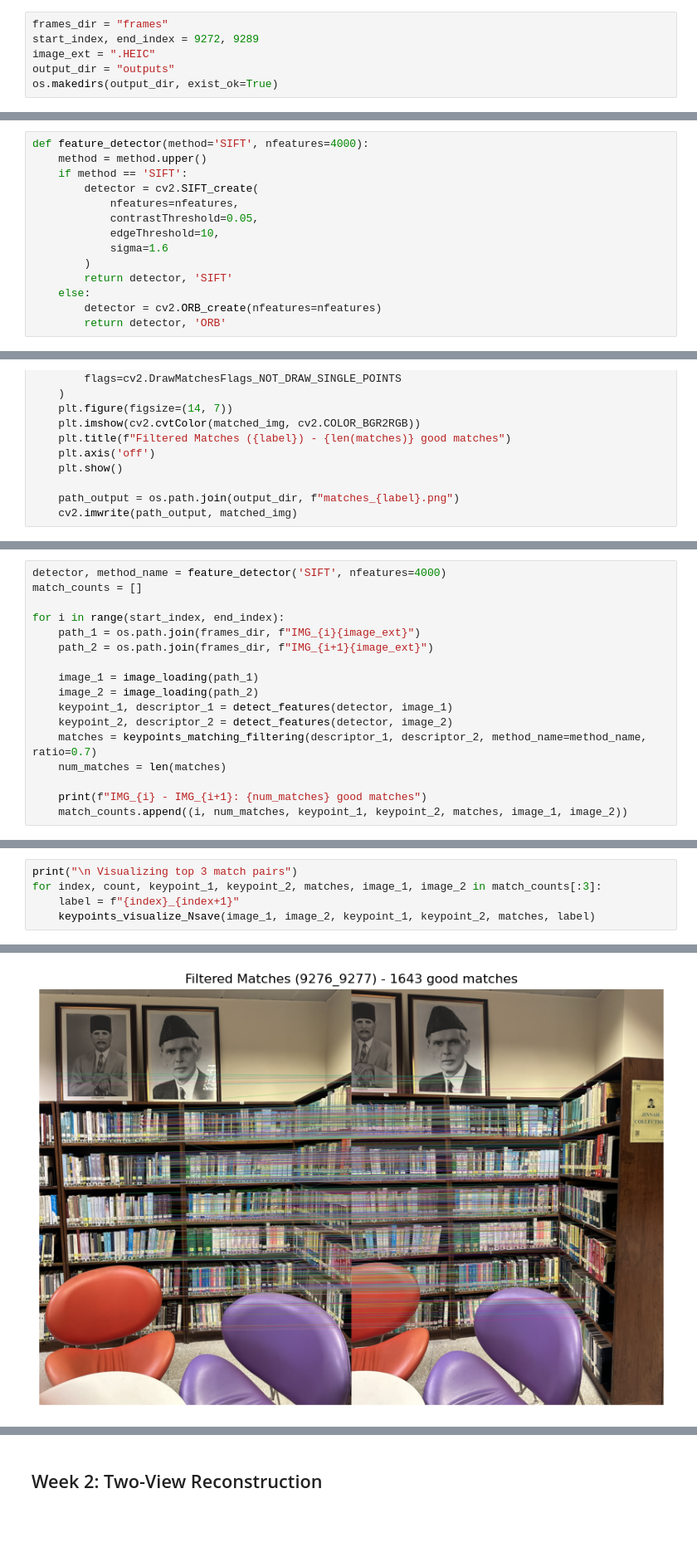
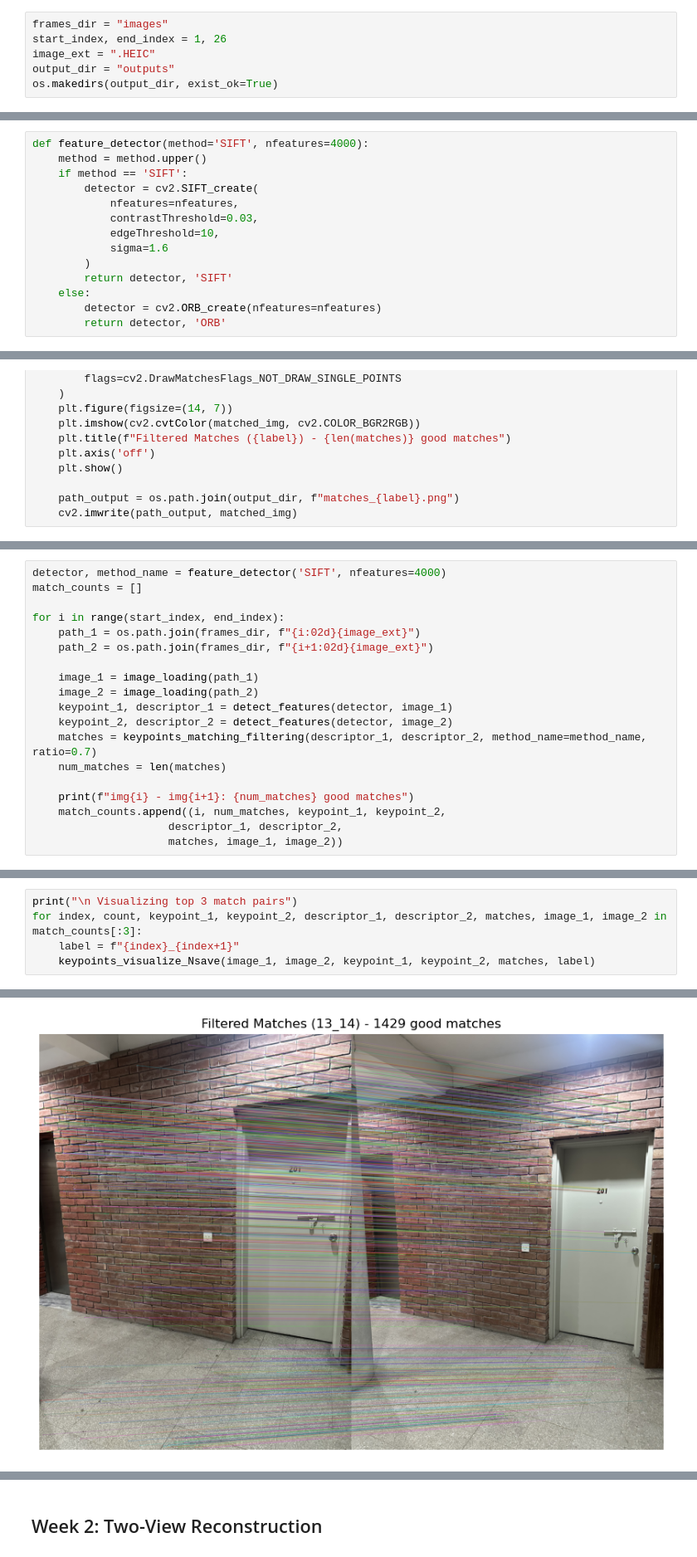
Before and after one commit to HaiderWajahat1/multiView-reconstruction, a Jupyter notebook: 23.ipynb, the cells around one changed output, grey strips where cells are left out. Shown at 83% size. Drawn from its saved outputs; the diff is of its cells as text; blank space fills up the shorter version.

```diff
--- a/23.ipynb
+++ b/23.ipynb
@@ -8,6 +19,6 @@ import pillow_heif
 # %%
-frames_dir = "frames"
-start_index, end_index = 9272, 9289
+frames_dir = "images"
+start_index, end_index = 1, 26
 image_ext = ".HEIC"
 output_dir = "outputs"
 os.makedirs(output_dir, exist_ok=True)
@@ -27,7 +42,7 @@ def feature_detector(method='SIFT', nfeatures=4000):
     if method == 'SIFT':
         detector = cv2.SIFT_create(
             nfeatures=nfeatures,
-            contrastThreshold=0.05,
+            contrastThreshold=0.03,
             edgeThreshold=10,
             sigma=1.6
         )
@@ -81,8 +104,8 @@ detector, method_name = feature_detector('SIFT', nfeatures=4000)
 match_counts = []
 
 for i in range(start_index, end_index):
-    path_1 = os.path.join(frames_dir, f"IMG_{i}{image_ext}")
-    path_2 = os.path.join(frames_dir, f"IMG_{i+1}{image_ext}")
+    path_1 = os.path.join(frames_dir, f"{i:02d}{image_ext}")
+    path_2 = os.path.join(frames_dir, f"{i+1:02d}{image_ext}")
 
     image_1 = image_loading(path_1)
     image_2 = image_loading(path_2)
@@ -91,6 +114,8 @@ for i in range(start_index, end_index):
     matches = keypoints_matching_filtering(descriptor_1, descriptor_2, method_name=method_name, ratio=0.7)
     num_matches = len(matches)
 
-    print(f"IMG_{i} - IMG_{i+1}: {num_matches} good matches")
-    match_counts.append((i, num_matches, keypoint_1, keypoint_2, matches, image_1, image_2))
+    print(f"img{i} - img{i+1}: {num_matches} good matches")
+    match_counts.append((i, num_matches, keypoint_1, keypoint_2,
+                     descriptor_1, descriptor_2,
+                     matches, image_1, image_2))
 # %% [output]
@@ -126,6 +155,6 @@ IMG_9275 - IMG_9276: 1196 matches
 # %%
 print("\n Visualizing top 3 match pairs")
-for index, count, keypoint_1, keypoint_2, matches, image_1, image_2 in match_counts[:3]:
+for index, count, keypoint_1, keypoint_2, descriptor_1, descriptor_2, matches, image_1, image_2 in match_counts[:3]:
     label = f"{index}_{index+1}"
     keypoints_visualize_Nsave(image_1, image_2, keypoint_1, keypoint_2, matches, label)
 # %% [output]
@@ -134 +163 @@ for index, count, keypoint_1, keypoint_2, matches, image_1, image_2 in match_cou
-[figure, old version]
+[figure, new version]
```
Also changed, not shown: parts of 74 cells of this notebook, 38 other files.
